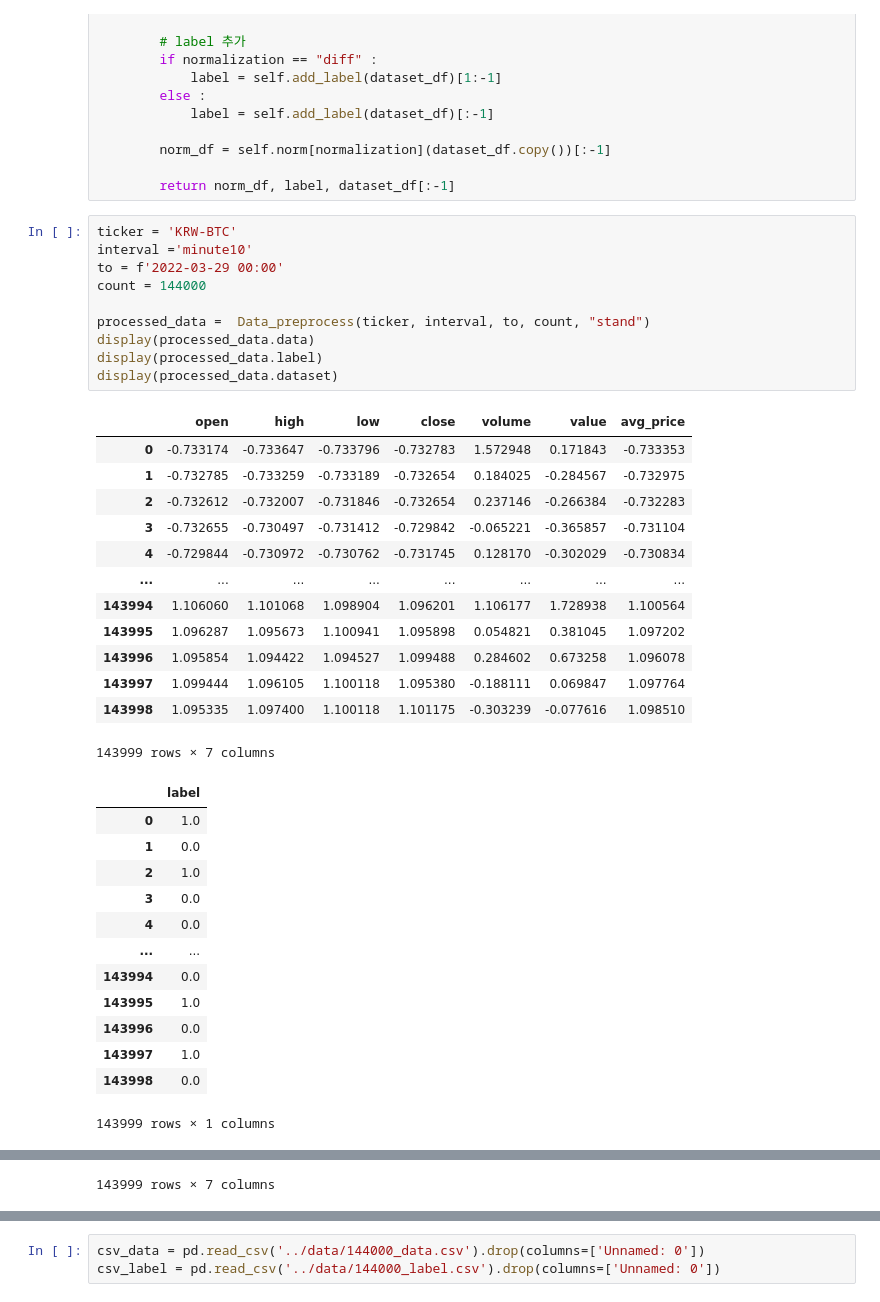
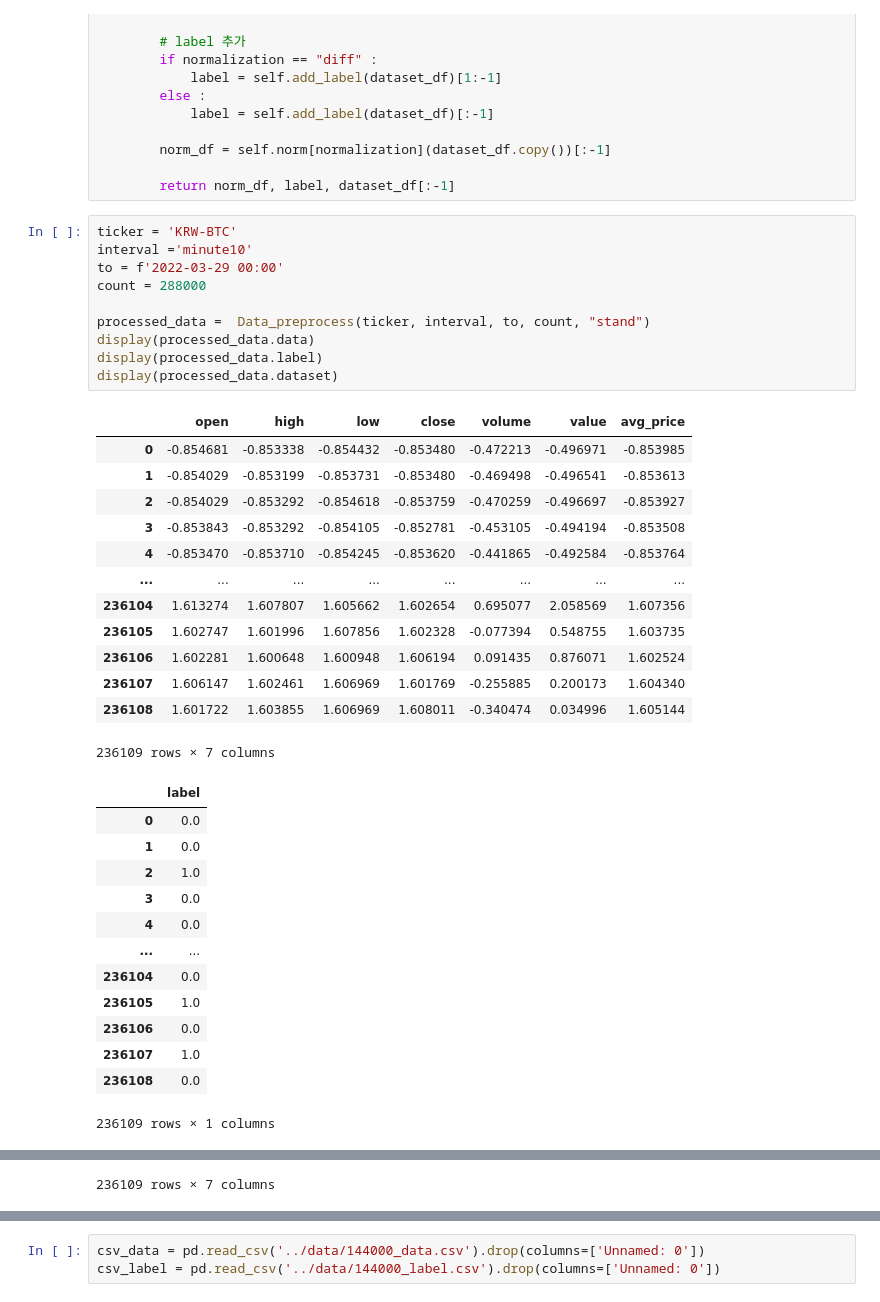
Before and after one commit to idiotsdevelop/tOtHemOoN-AI, a Jupyter notebook: notebook/test.ipynb, the cells around one changed output, grey strips where cells are left out. Cells and saved outputs as stored; diff of their text form.

```diff
--- a/notebook/test.ipynb
+++ b/notebook/test.ipynb
@@ -84,38 +84,38 @@ class Data_preprocess() :
 # %%
 ticker = 'KRW-BTC'
 interval ='minute10'
 to = f'2022-03-29 00:00'
-count = 144000
+count = 288000
 
 processed_data =  Data_preprocess(ticker, interval, to, count, "stand")
 display(processed_data.data)
 display(processed_data.label)
 display(processed_data.dataset)
 # %% [output]
 |  | open | high | low | close | volume | value | avg_price |
-| 0 | -0.733174 | -0.733647 | -0.733796 | -0.732783 | 1.572948 | 0.171843 | -0.733353 |
-| 1 | -0.732785 | -0.733259 | -0.733189 | -0.732654 | 0.184025 | -0.284567 | -0.732975 |
-| 2 | -0.732612 | -0.732007 | -0.731846 | -0.732654 | 0.237146 | -0.266384 | -0.732283 |
-| 3 | -0.732655 | -0.730497 | -0.731412 | -0.729842 | -0.065221 | -0.365857 | -0.731104 |
-| 4 | -0.729844 | -0.730972 | -0.730762 | -0.731745 | 0.128170 | -0.302029 | -0.730834 |
+| 0 | -0.854681 | -0.853338 | -0.854432 | -0.853480 | -0.472213 | -0.496971 | -0.853985 |
+| 1 | -0.854029 | -0.853199 | -0.853731 | -0.853480 | -0.469498 | -0.496541 | -0.853613 |
+| 2 | -0.854029 | -0.853292 | -0.854618 | -0.853759 | -0.470259 | -0.496697 | -0.853927 |
+| 3 | -0.853843 | -0.853292 | -0.854105 | -0.852781 | -0.453105 | -0.494194 | -0.853508 |
+| 4 | -0.853470 | -0.853710 | -0.854245 | -0.853620 | -0.441865 | -0.492584 | -0.853764 |
 | ... | ... | ... | ... | ... | ... | ... | ... |
-| 143994 | 1.106060 | 1.101068 | 1.098904 | 1.096201 | 1.106177 | 1.728938 | 1.100564 |
-| 143995 | 1.096287 | 1.095673 | 1.100941 | 1.095898 | 0.054821 | 0.381045 | 1.097202 |
-| 143996 | 1.095854 | 1.094422 | 1.094527 | 1.099488 | 0.284602 | 0.673258 | 1.096078 |
-| 143997 | 1.099444 | 1.096105 | 1.100118 | 1.095380 | -0.188111 | 0.069847 | 1.097764 |
-| 143998 | 1.095335 | 1.097400 | 1.100118 | 1.101175 | -0.303239 | -0.077616 | 1.098510 |
+| 236104 | 1.613274 | 1.607807 | 1.605662 | 1.602654 | 0.695077 | 2.058569 | 1.607356 |
+| 236105 | 1.602747 | 1.601996 | 1.607856 | 1.602328 | -0.077394 | 0.548755 | 1.603735 |
+| 236106 | 1.602281 | 1.600648 | 1.600948 | 1.606194 | 0.091435 | 0.876071 | 1.602524 |
+| 236107 | 1.606147 | 1.602461 | 1.606969 | 1.601769 | -0.255885 | 0.200173 | 1.604340 |
+| 236108 | 1.601722 | 1.603855 | 1.606969 | 1.608011 | -0.340474 | 0.034996 | 1.605144 |
-143999 rows × 7 columns
+236109 rows × 7 columns
 |  | label |
-| 0 | 1.0 |
+| 0 | 0.0 |
 | 1 | 0.0 |
 | 2 | 1.0 |
 | 3 | 0.0 |
 | 4 | 0.0 |
 | ... | ... |
-| 143994 | 0.0 |
-| 143995 | 1.0 |
-| 143996 | 0.0 |
-| 143997 | 1.0 |
-| 143998 | 0.0 |
+| 236104 | 0.0 |
+| 236105 | 1.0 |
+| 236106 | 0.0 |
+| 236107 | 1.0 |
+| 236108 | 0.0 |
-143999 rows × 1 columns
+236109 rows × 1 columns
 |  | open | high | low | close | volume | value | avg_price |
@@ -133,2 +133,2 @@ display(processed_data.dataset)
-143999 rows × 7 columns
+236109 rows × 7 columns
 # %%
```
Also changed, not shown: parts of 11 cells of this notebook, 3 other files.
